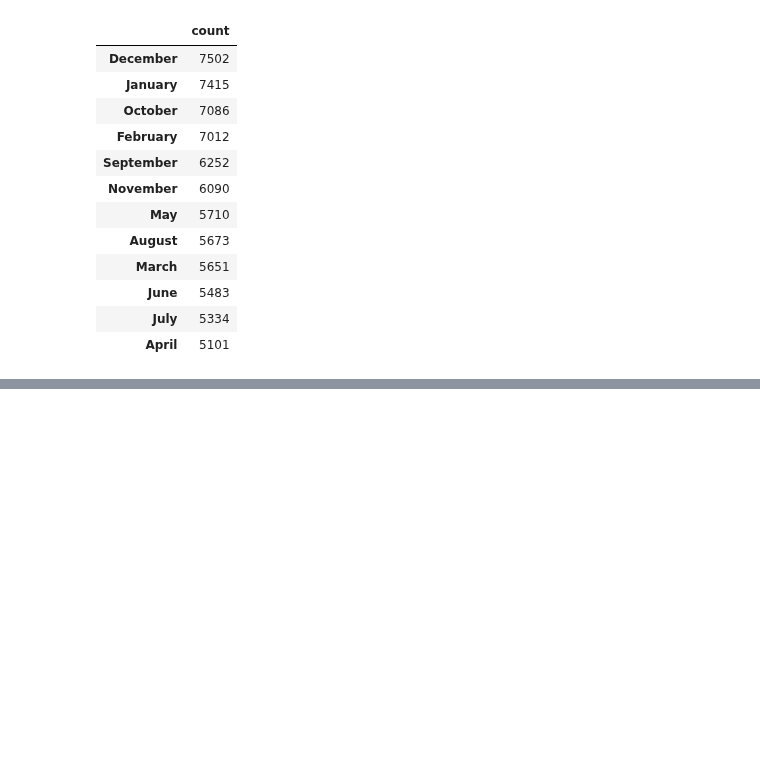
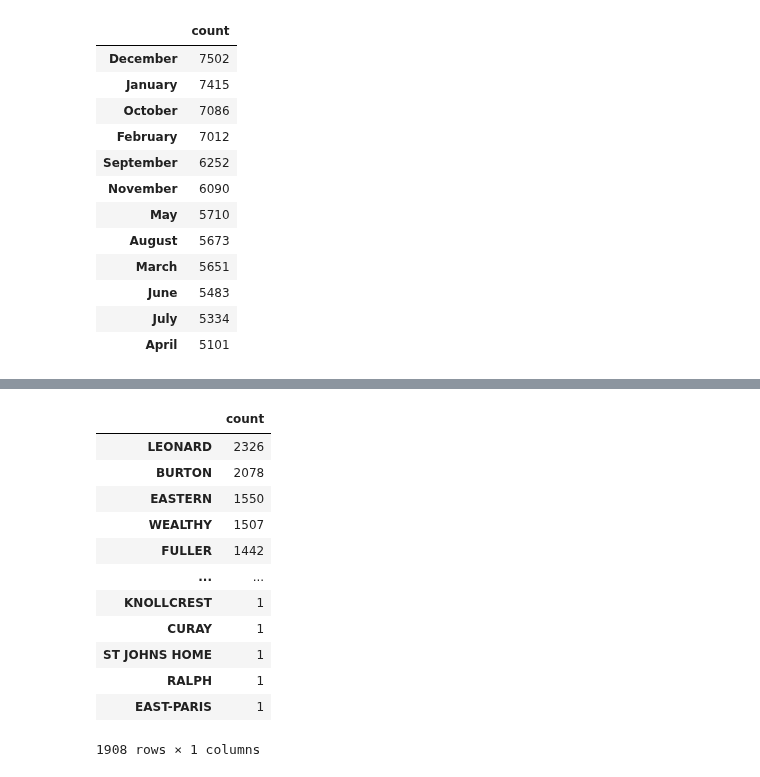
Before and after one commit to Ambush3/GR_Crash_Data, a Jupyter notebook: Crash.ipynb, the cells around one changed output, grey strips where cells are left out. Cells and saved outputs as stored; diff of their text form; code cells hidden in the pictures; blank space fills up the shorter version.

```diff
--- a/Crash.ipynb
+++ b/Crash.ipynb
@@ -176,0 +195,16 @@ df['DRIVER1SEX'].value_counts().to_frame('count')
+# %%
+df2['INTERNAME'].value_counts().to_frame('count')
+# %% [output]
+|  | count |
+| LEONARD | 2326 |
+| BURTON | 2078 |
+| EASTERN | 1550 |
+| WEALTHY | 1507 |
+| FULLER | 1442 |
+| ... | ... |
+| KNOLLCREST | 1 |
+| CURAY | 1 |
+| ST JOHNS HOME | 1 |
+| RALPH | 1 |
+| EAST-PARIS | 1 |
+1908 rows × 1 columns
```
Also changed, not shown: parts of 8 cells of this notebook, 2 other files.
